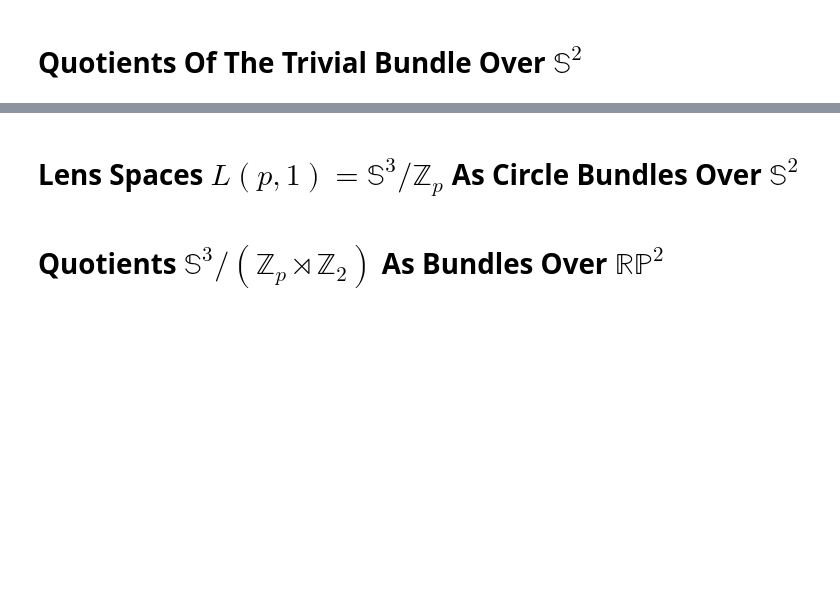
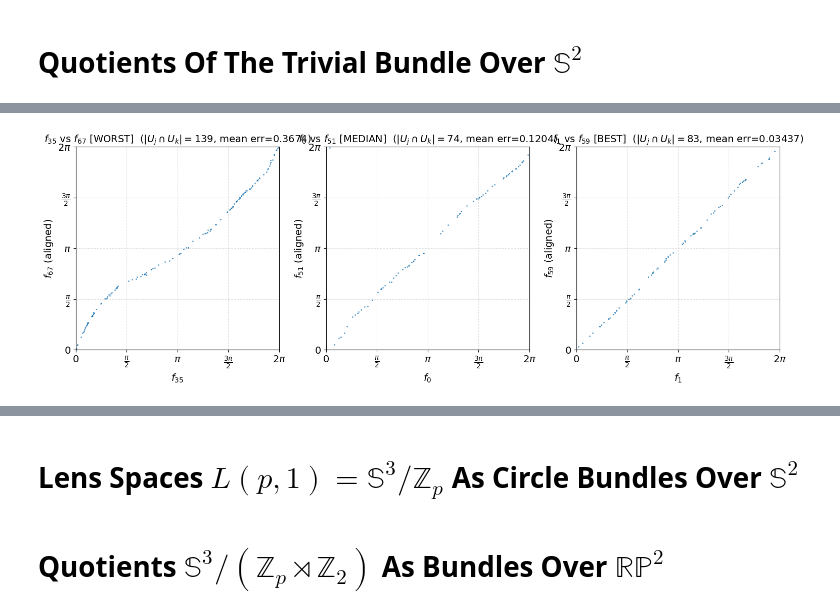
Before and after one commit to bradturow/Circle_Bundles, a Jupyter notebook: Quotient Metric Demos.ipynb, the cells around one changed output, grey strips where cells are left out. Drawn from its saved outputs; the diff is of its cells as text; code cells hidden in the pictures; blank space fills up the shorter version.

```diff
--- a/Quotient Metric Demos.ipynb
+++ b/Quotient Metric Demos.ipynb
@@ -56,11 +39,15 @@ summ = cover.summarize(plot = True)
 # %%
 #Compute local trivializations and characteristic classes
-metrics = [RP2_TrivialMetric(), RP2_TwistMetric(), RP2_FlipMetric()]
 
-j = 1  #Choose a metric on the total space
+from circle_bundles.metrics import RP2_TrivialMetric, RP2_TwistMetric, RP2_FlipMetric
+from dreimac import CircularCoords
+
+metrics = [RP2_TrivialMetric(), RP2_TwistMetric(), RP2_FlipMetric()]     #Choose a metric on the total space
+j = 2
 total_metric = metrics[j]
 
-bundle = build_bundle(
+
+bundle = cb.build_bundle(
     data,
     cover,
     CircularCoords_cls=CircularCoords,
@@ -76,7 +65,13 @@ pers = bundle.get_persistence(show = True)
 # %%
 #Show some correlations of local circular coordinates
+
+import matplotlib.pyplot as plt
+cb.attach_bundle_viz_methods()
+
 fig = bundle.compare_trivs(align = True, ncols = 3)
 plt.show()
+# %% [output]
+[figure, added]
 # %%
 #Construct Stiefel frames
 #and show mean squared error for PSC in different dimensions
```
Also changed, not shown: parts of 18 cells of this notebook, 52 other files.
